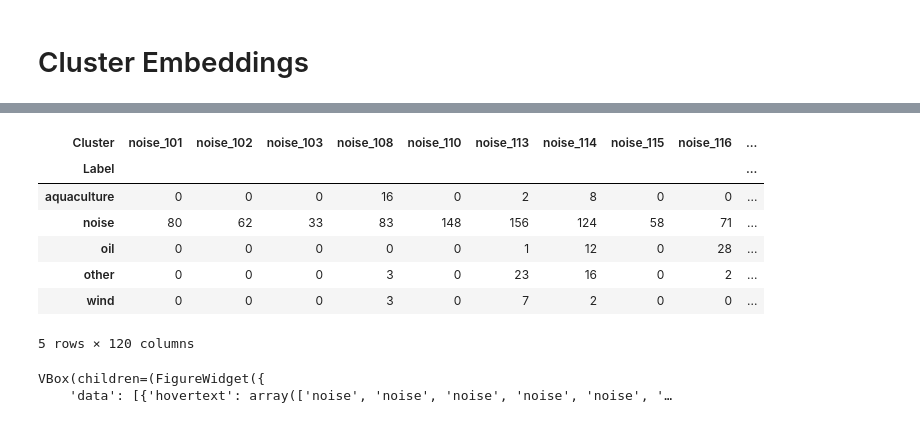
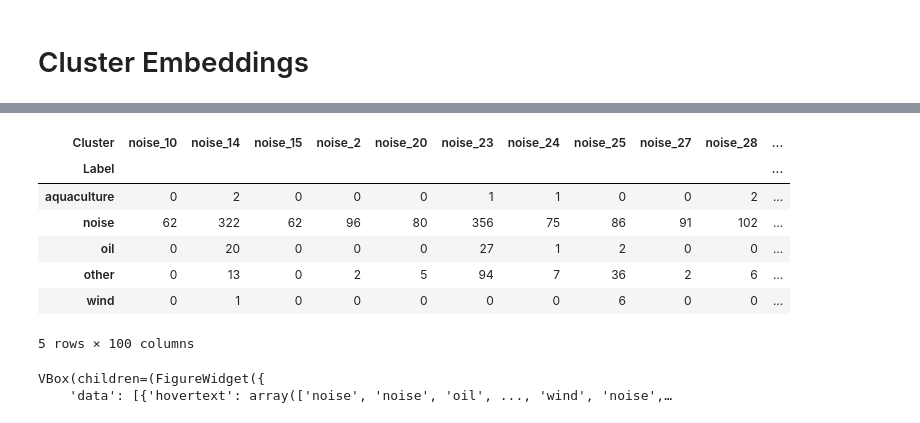
Before and after one commit to oballinger/ollie_clay_GFW, a Jupyter notebook: clay_embeddings.ipynb, the cells around one changed output, grey strips where cells are left out. Cells and saved outputs as stored; diff of their text form; code cells hidden in the pictures.

```diff
--- a/clay_embeddings.ipynb
+++ b/clay_embeddings.ipynb
@@ -339,42 +434,42 @@ z_df=pd.DataFrame({'detect_id':z['detect_id'][:],'label':z['label'][:], 's1_emb'
 df=pd.merge(z_df, ns_df, on='detect_id', how='left')
 
 df['label']=np.where(df['label_y']=='aquaculture', 'aquaculture', df['label_x'])
 df.reset_index(inplace=True)
 
 labs=df['label'][:]
 
 
 #labs=z['label'][:]
 ids=df['detect_id'][:]
 s1=np.vstack(df['s1_emb'])
 s2=np.vstack(df['s2_emb'])
 
 emb=s2*0.2+s1*0.8
 #db = DBSCAN(eps=0.15, min_samples=10).fit(emb)
-db=KMeans(n_clusters=120).fit(emb)
+db=KMeans(n_clusters=100).fit(emb)
 #db = HDBSCAN(min_cluster_size=10, n_jobs=-1).fit(emb)
 #db = OPTICS(min_samples=10, xi=0.05, min_cluster_size=10, n_jobs=-1).fit(emb)
 #core_samples_mask = np.zeros_like(db.labels_, dtype=bool)
 labels = db.labels_
 
 df['cluster']=labels.astype(str)
 #get mode of label by cluster
 labmode=df.groupby('cluster')['label'].agg(pd.Series.mode).reset_index().rename(columns={'label':'cluster_label_mode'})
 df=pd.merge(df, labmode, on='cluster', how='left')
 
 df['cluster_label']=df['cluster_label_mode']+'_'+df['cluster']
 confusion_matrix = pd.crosstab(df['label'], df['cluster_label'], rownames=['Label'], colnames=['Cluster'])
 #df.sort_values('cluster_label', inplace=True)
 confusion_matrix
 # %% [output]
-| Cluster | noise_101 | noise_102 | noise_103 | noise_108 | noise_110 | noise_113 | noise_114 | noise_115 | noise_116 | ... |
-| Label |  |  |  |  |  |  |  |  |  | ... |
-| aquaculture | 0 | 0 | 0 | 16 | 0 | 2 | 8 | 0 | 0 | ... |
-| noise | 80 | 62 | 33 | 83 | 148 | 156 | 124 | 58 | 71 | ... |
-| oil | 0 | 0 | 0 | 0 | 0 | 1 | 12 | 0 | 28 | ... |
-| other | 0 | 0 | 0 | 3 | 0 | 23 | 16 | 0 | 2 | ... |
-| wind | 0 | 0 | 0 | 3 | 0 | 7 | 2 | 0 | 0 | ... |
+| Cluster | noise_10 | noise_14 | noise_15 | noise_2 | noise_20 | noise_23 | noise_24 | noise_25 | noise_27 | noise_28 | ... |
+| Label |  |  |  |  |  |  |  |  |  |  | ... |
+| aquaculture | 0 | 2 | 0 | 0 | 0 | 1 | 1 | 0 | 0 | 2 | ... |
+| noise | 62 | 322 | 62 | 96 | 80 | 356 | 75 | 86 | 91 | 102 | ... |
+| oil | 0 | 20 | 0 | 0 | 0 | 27 | 1 | 2 | 0 | 0 | ... |
+| other | 0 | 13 | 0 | 2 | 5 | 94 | 7 | 36 | 2 | 6 | ... |
+| wind | 0 | 1 | 0 | 0 | 0 | 0 | 0 | 6 | 0 | 0 | ... |
-5 rows × 120 columns
+5 rows × 100 columns
 # %%
 group='cluster_label'
 
@@ -447,4 +542,4 @@ for trace in fig.data:
 widgets.VBox([fig, out])
 # %% [output]
 VBox(children=(FigureWidget({
-    'data': [{'hovertext': array(['noise', 'noise', 'noise', 'noise', 'noise', '…
+    'data': [{'hovertext': array(['noise', 'noise', 'oil', ..., 'wind', 'noise',…
```
Also changed, not shown: parts of 7 cells of this notebook, 16 other files.
